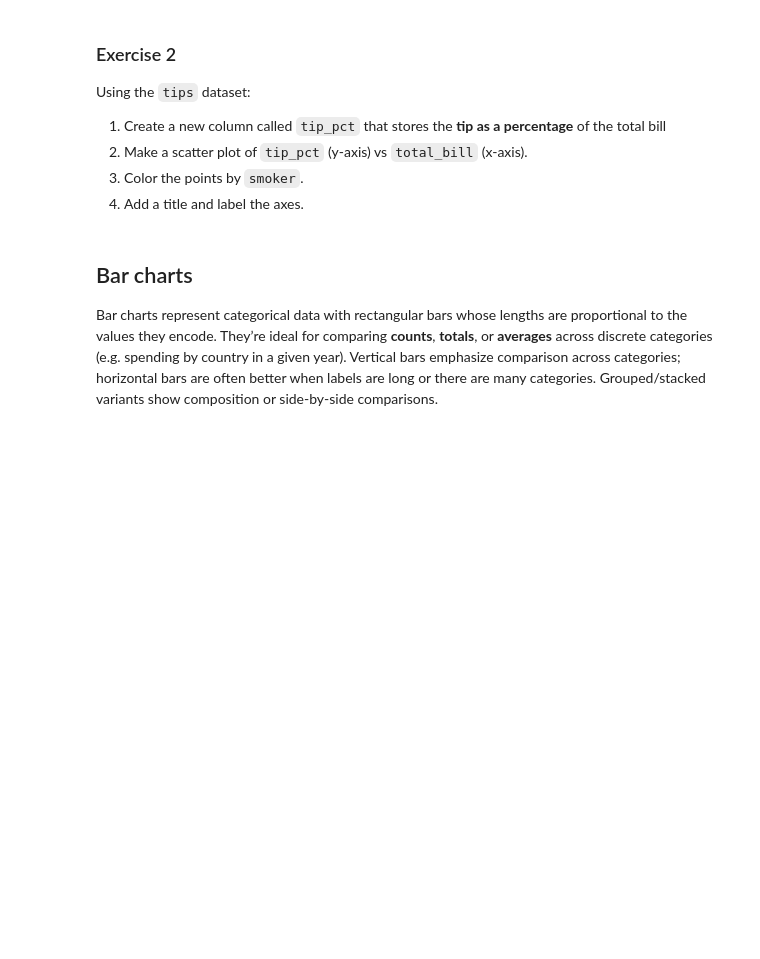
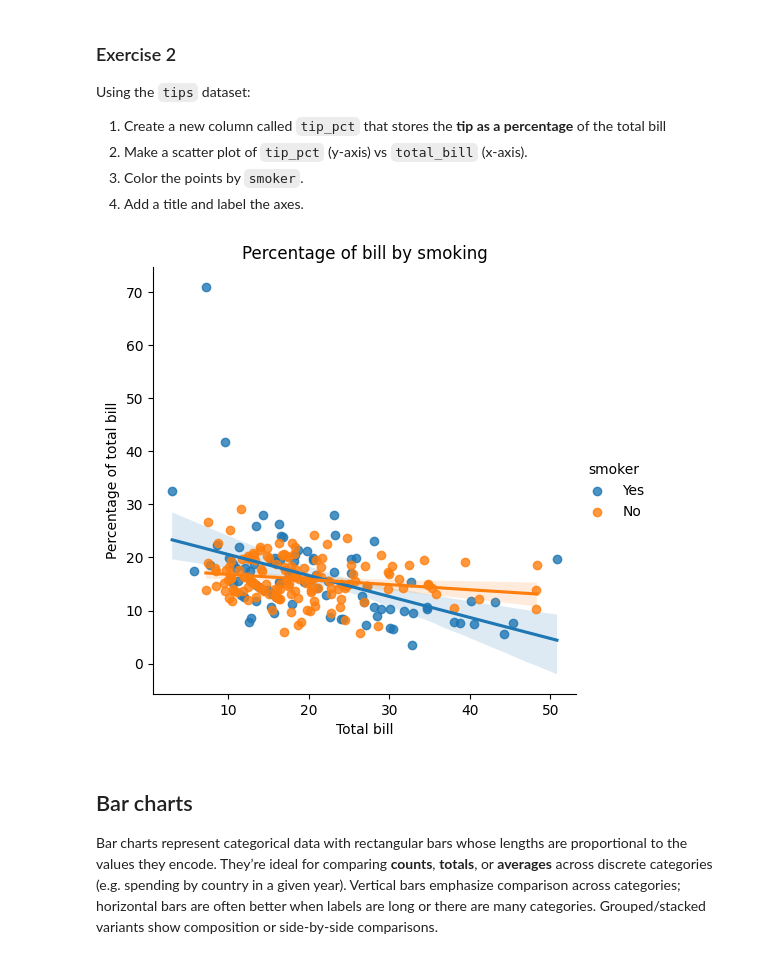
Before and after one commit to Niknyg/Niknyg, a Jupyter notebook: Visualizations/visualization.ipynb, the cells around one changed output. Saved outputs shown, nothing was run; the diff lists cells and outputs as text; code cells hidden in the pictures; blank space fills up the shorter version.

```diff
--- a/Visualizations/visualization.ipynb
+++ b/Visualizations/visualization.ipynb
@@ -561,6 +563,44 @@ Using the `tips` dataset:
 2. Make a scatter plot of `tip_pct` (y-axis) vs `total_bill` (x-axis).
 3. Color the points by `smoker`.
 4. Add a title and label the axes.
+# %%
+tips = sns.load_dataset("tips")
+
+tips.head()
+
+tips["tip_pct"] = tips["tip"] / tips["total_bill"]*100
+
+tips.head()
+
+#Make scatterplot
+
+# Use the 'seaborn.regplot' function to produce scatterplot with trendlines.
+sns.lmplot(
+
+    # Set the input data frame, x and y axis.
+    data = tips,
+
+    x = "total_bill",
+
+    y = "tip_pct",
+
+    hue = "smoker"
+
+  )
+
+# Set the title of the plot.
+plt.title("Percentage of bill by smoking")
+
+# Set the label of the x-axis.
+plt.xlabel("Total bill")
+
+# Set the label of the y-axis.
+plt.ylabel("Percentage of total bill")
+
+# Call the 'matplotlib.pyplot.show' function to display our plot.
+plt.show()
+# %% [output]
+[figure, added]
 # %% [markdown]
 ## Bar charts
 
```
Also changed, not shown: parts of 1 cell of this notebook.
